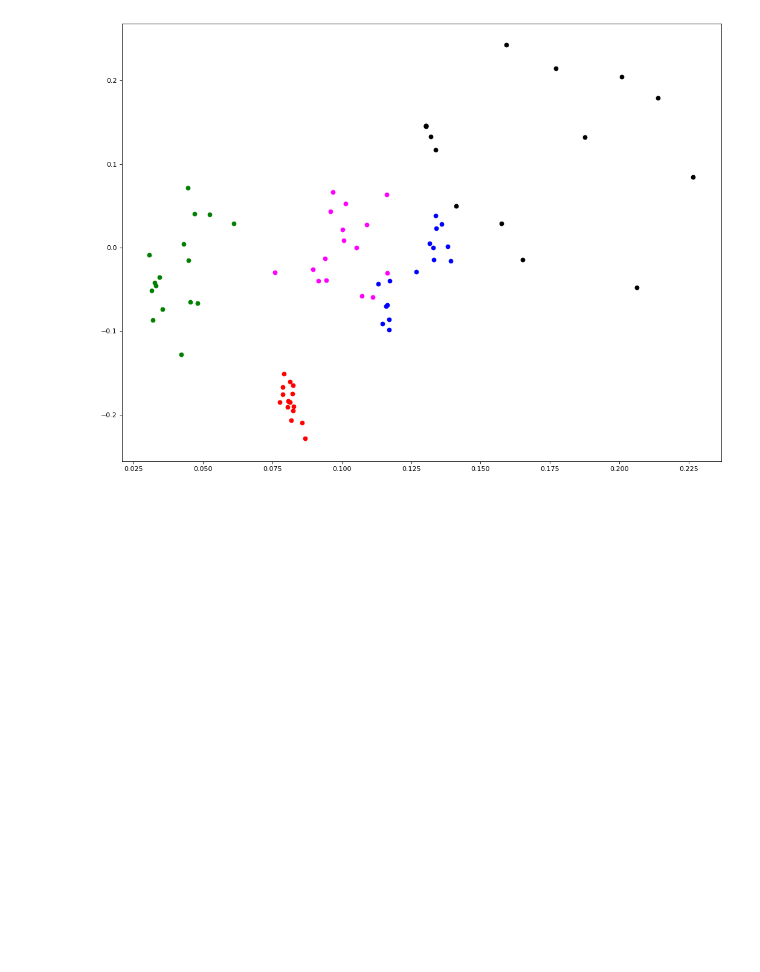
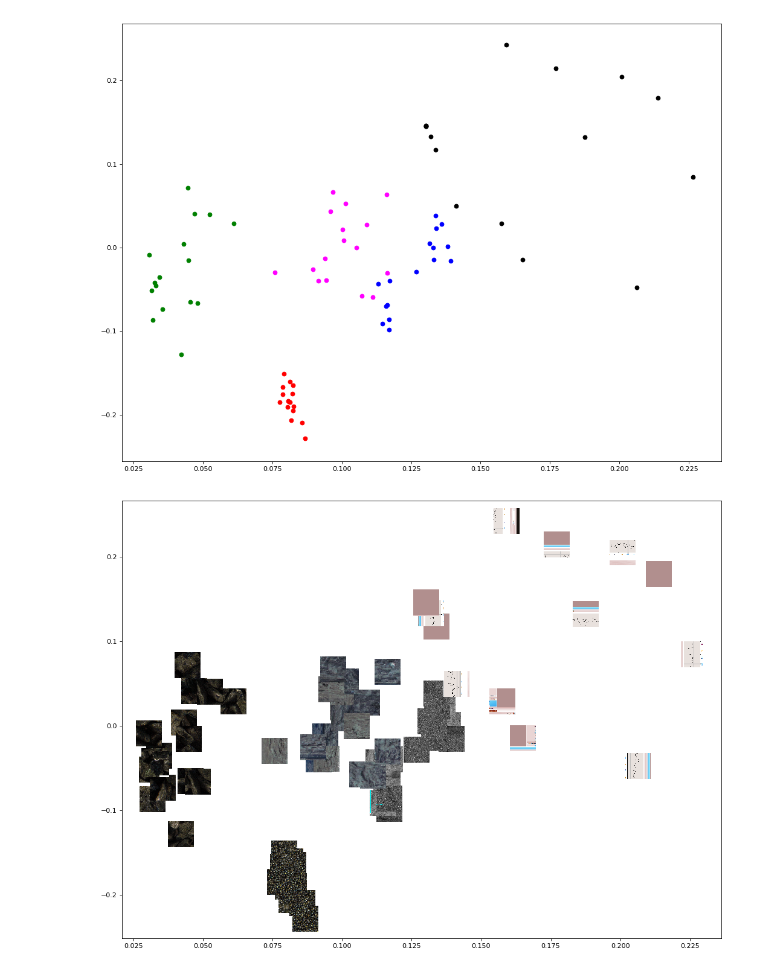
Before and after one commit to Ashgun/cv_crime_AE, a Jupyter notebook: Untitled.ipynb, the cells around one changed output. Cells and saved outputs as stored; diff of their text form; code cells hidden in the pictures; blank space fills up the shorter version.

```diff
--- a/Untitled.ipynb
+++ b/Untitled.ipynb
@@ -304,3 +305,29 @@ for class_idx in range(classes_num):
 plt.show()
 # %% [output]
 [figure]
+# %%
+from matplotlib.offsetbox import OffsetImage, AnnotationBbox
+
+view_data = eigenvectors
+
+fig, ax = plt.subplots(figsize=(16, 12), dpi=80)
+
+# colors = ['red', 'green', 'blue', 'magenta', 'black']
+# for class_idx in range(classes_num):
+#     sp = testing_batch_size * class_idx
+#     tp = testing_batch_size * (class_idx + 1)
+#     ax.scatter(view_data[0,sp:tp], view_data[1,sp:tp], c=colors[class_idx])
+
+zoom = 0.15
+for row in range(classes_num):
+    for col in range(testing_batch_size):
+        im = OffsetImage(samples[row][col, :, :, :], zoom=zoom)
+        sp = testing_batch_size * row + col
+        ab = AnnotationBbox(im, (view_data[0,sp], view_data[1,sp]), xycoords='data', frameon=False)
+        ax.add_artist(ab)
+ax.update_datalim(np.column_stack([view_data[0,:], view_data[1,:]]))
+ax.autoscale()
+
+plt.show()
+# %% [output]
+[figure, added]
```
Also changed, not shown: parts of 3 cells of this notebook.
